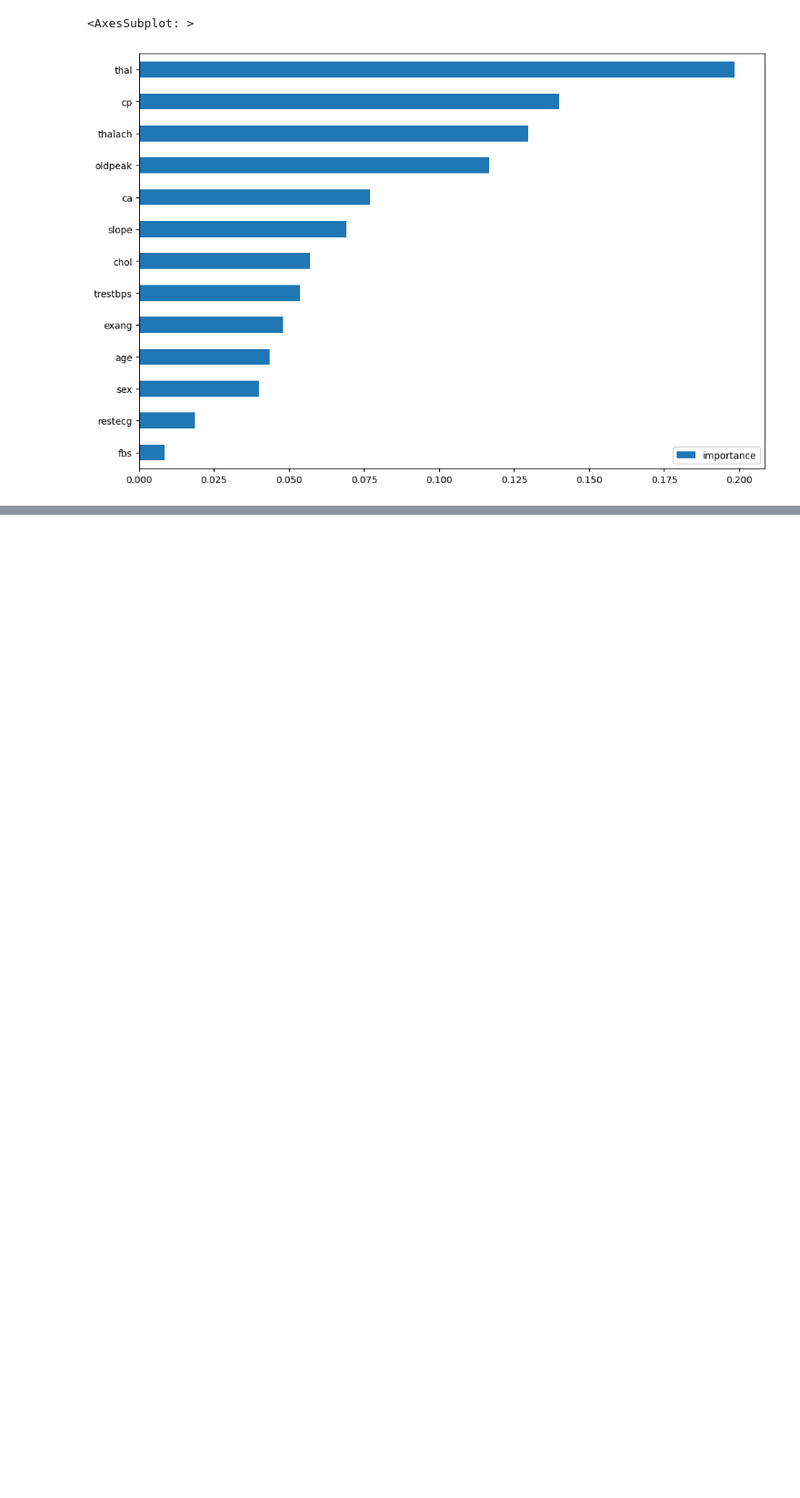
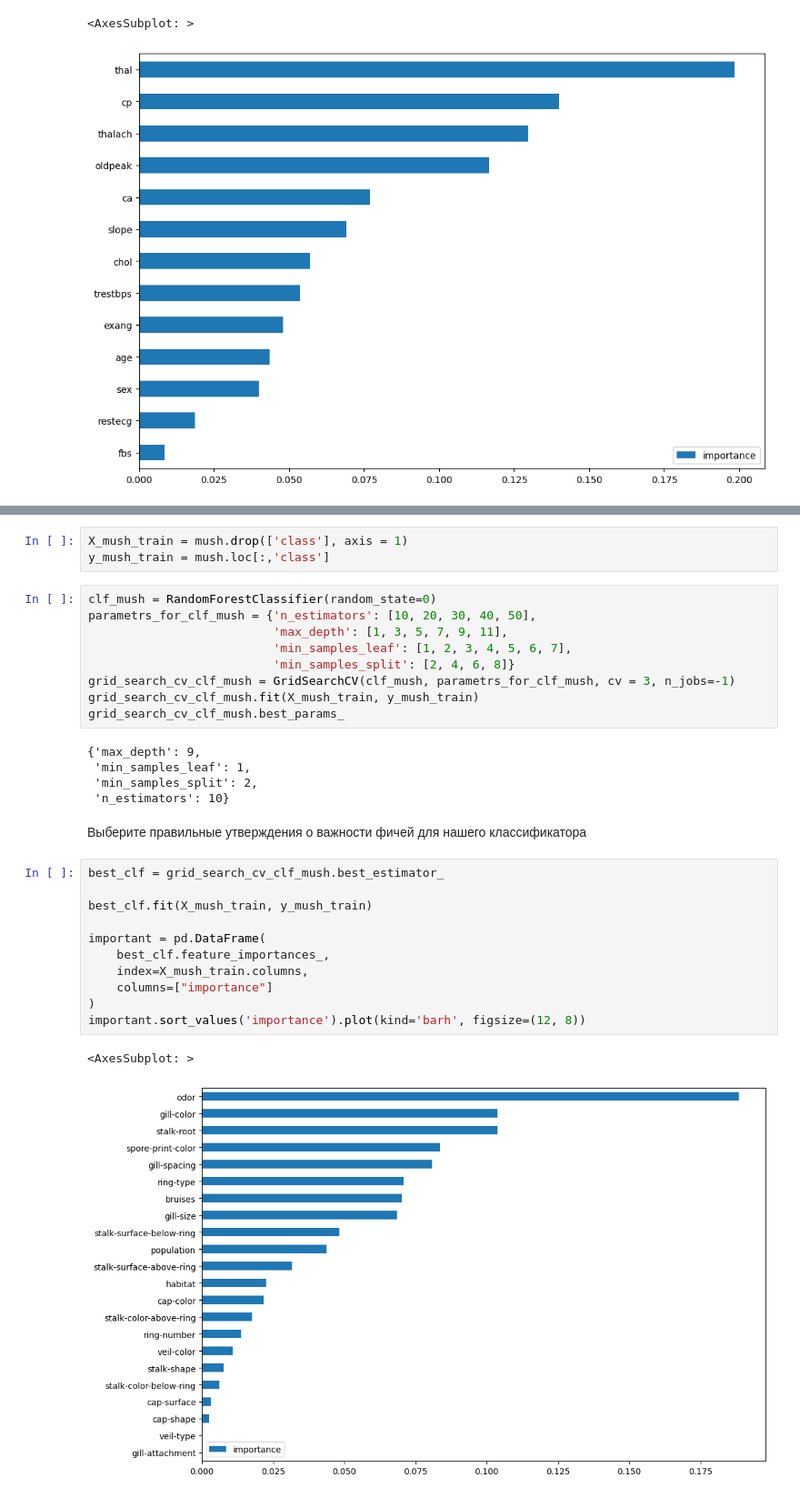
Before and after one commit to MakVit1988/Data_Science_and_ML_, a Jupyter notebook: 3_Random forest, neural nets, final.ipynb, the cells around one changed output, grey strips where cells are left out. Shown at 91% size. Saved outputs shown, nothing was run; the diff lists cells and outputs as text; blank space fills up the shorter version.

```diff
--- a/3_Random forest, neural nets, final.ipynb
+++ b/3_Random forest, neural nets, final.ipynb
@@ -222,0 +275,33 @@ imp.sort_values('importance').plot(kind='barh', figsize=(12, 8))
+# %%
+X_mush_train = mush.drop(['class'], axis = 1)
+y_mush_train = mush.loc[:,'class']
+# %%
+clf_mush = RandomForestClassifier(random_state=0)
+parametrs_for_clf_mush = {'n_estimators': [10, 20, 30, 40, 50],
+                          'max_depth': [1, 3, 5, 7, 9, 11],
+                          'min_samples_leaf': [1, 2, 3, 4, 5, 6, 7],
+                          'min_samples_split': [2, 4, 6, 8]}
+grid_search_cv_clf_mush = GridSearchCV(clf_mush, parametrs_for_clf_mush, cv = 3, n_jobs=-1)
+grid_search_cv_clf_mush.fit(X_mush_train, y_mush_train)
+grid_search_cv_clf_mush.best_params_
+# %% [output]
+{'max_depth': 9,
+ 'min_samples_leaf': 1,
+ 'min_samples_split': 2,
+ 'n_estimators': 10}
+# %% [markdown]
+Выберите правильные утверждения о важности фичей для нашего классификатора
+# %%
+best_clf = grid_search_cv_clf_mush.best_estimator_
+
+best_clf.fit(X_mush_train, y_mush_train)
+
+important = pd.DataFrame(
+    best_clf.feature_importances_,
+    index=X_mush_train.columns,
+    columns=["importance"]
+)
+important.sort_values('importance').plot(kind='barh', figsize=(12, 8))
+# %% [output]
+<AxesSubplot: >
+[figure, added]
```
Also changed, not shown: parts of 49 cells of this notebook, 1 other file.
